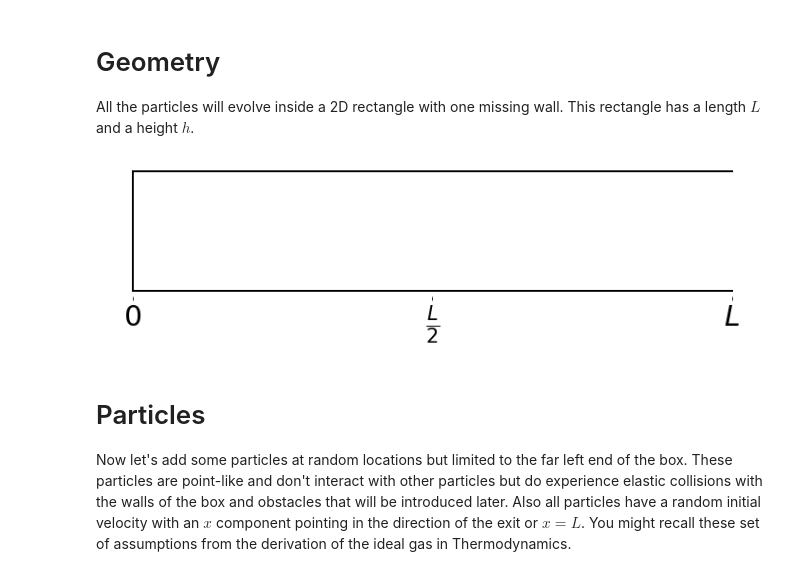
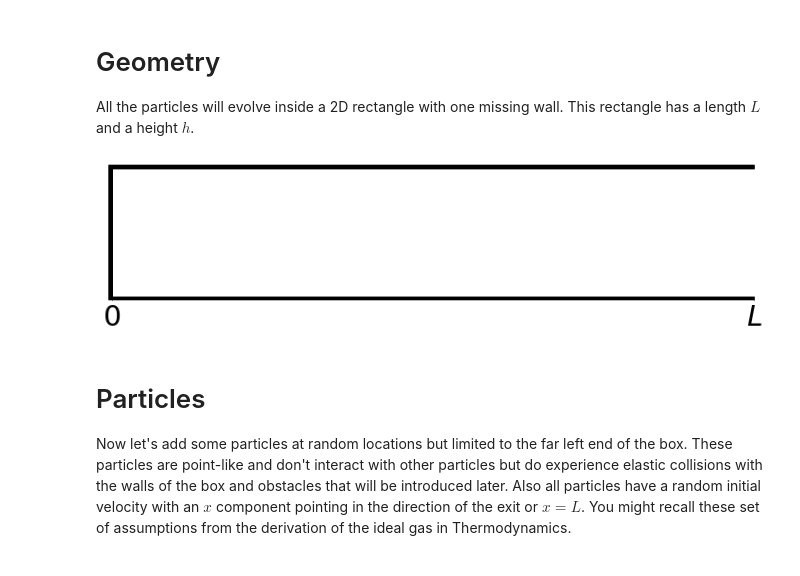
Before and after one commit to jpalacios84/numerical-darcy, a Jupyter notebook: numerical-darcy.ipynb, the cells around one changed output. Saved outputs shown, nothing was run; the diff lists cells and outputs as text; code cells hidden in the pictures.

```diff
--- a/numerical-darcy.ipynb
+++ b/numerical-darcy.ipynb
@@ -6,30 +6,31 @@ import matplotlib.pyplot as plt
 
 All the particles will evolve inside a 2D rectangle with one missing wall. This rectangle has a length $L$ and a height $h$.
 # %%
-L = 10
-h = 2
+L = 5
+h = 1
+lw = 0.025
 
 def create_base_plot():
     fig,ax1 = plt.subplots(1,1,figsize=(10,3))
     ax1.set_aspect('equal')
-    ax1.plot([0,L],[0, 0], color='black', linewidth=2)
-    ax1.plot([0,L],[h, h], color='black', linewidth=2)
-    ax1.plot([0,0],[0, h], color='black', linewidth=2)
+    ax1.add_patch(plt.Rectangle((0, -lw), L, lw, fill=True, facecolor='black', edgecolor='black', clip_on=False))
+    ax1.add_patch(plt.Rectangle((0, h), L, lw, fill=True, facecolor='black', edgecolor='black', clip_on=False))
+    ax1.add_patch(plt.Rectangle((-lw, -lw), lw, h+2*lw, fill=True, facecolor='black', edgecolor='black', clip_on=False))
     ax1.spines['right'].set_visible(False)
     ax1.spines['top'].set_visible(False)
     ax1.spines['left'].set_visible(False)
     ax1.spines['bottom'].set_visible(False)
     ax1.yaxis.set_visible(False)
-    ax1.set_xticks([0, int(L/2), L])
-    ax1.set_xticklabels(['$0$', '$\\frac{L}{2}$', '$L$'], fontsize=30)
+    ax1.set_xticks([0, L])
+    ax1.set_xticklabels(['$0$', '$L$'], fontsize=30)
 
     plt.tight_layout()
     return fig, ax1
 
 fig, ax1 = create_base_plot()
 plt.show()
 # %% [output]
-[figure, old version]
+[figure, new version]
 # %% [markdown]
 <h1>Particles</h1>
 
```
Also changed, not shown: parts of 6 cells of this notebook, 1 other file.
